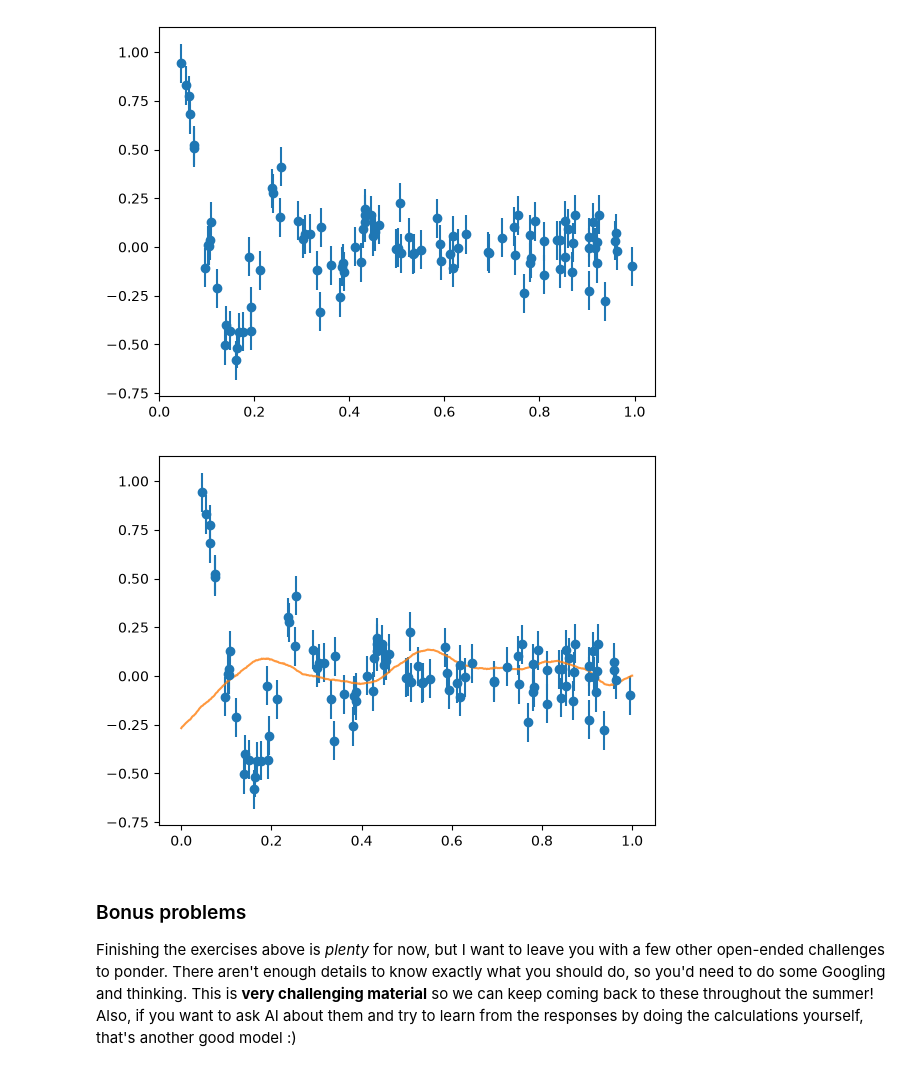
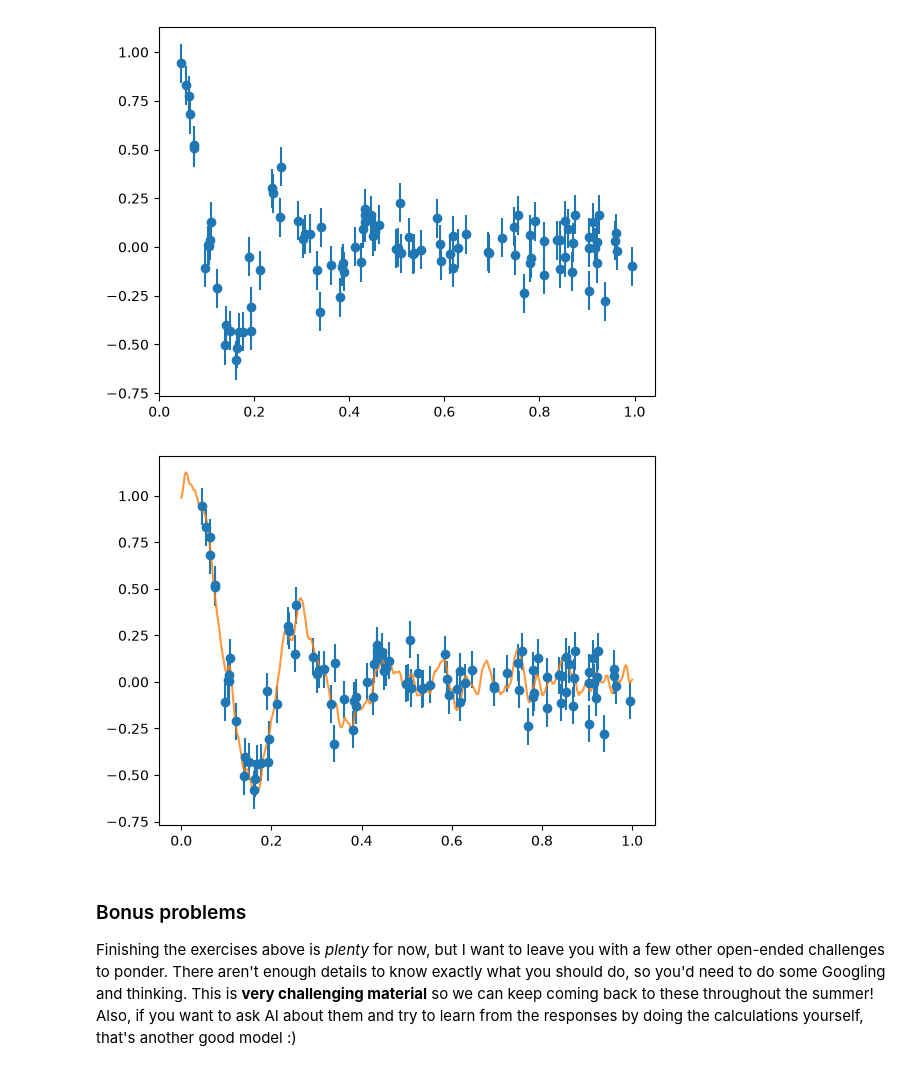
Before and after one commit to dtfrake/hmc-dust, a Jupyter notebook: dylan_gp.ipynb, the cells around one changed output. Cells and saved outputs as stored; diff of their text form; code cells hidden in the pictures.

```diff
--- a/dylan_gp.ipynb
+++ b/dylan_gp.ipynb
@@ -180,46 +180,67 @@ num_entries = 500;
 noise_magnitude_on_each_point = 0.1;
 total_length = 1;
 
-def matern_12(r, variance=1.0, scale=1.0, jitter=1e-6):
+def matern_12(r, variance=1.0, scale=1, jitter=1e-6):
     result = variance * jnp.exp(-1*r/scale);
     return jnp.where(r > 0, result, result * (1.0 + jitter));
 
-def matern_32(r, variance=1.0, scale=1.0, jitter=1e-6):
+def matern_32(r, variance=1.0, scale=0.1, jitter=1e-6):
     result = variance * (1 + jnp.sqrt(3)*r/scale)*jnp.exp(-1*jnp.sqrt(3)*r/scale);
     return jnp.where(r > 0, result, result * (1.0 + jitter));
 
 def dist_function(i, j):
     return jnp.abs(i - j)*total_length/(num_entries - 1);
 
 shape = (num_entries, num_entries);
 dist_matrix = jnp.fromfunction(dist_function, shape);
 # I am choosing a Matern covariance with nu = 3/2 for the prior
 K = matern_32(dist_matrix);
 
 N = jnp.eye(num_data)*noise_magnitude_on_each_point**2;
 
 x = jnp.linspace(0, total_length, num_entries);
 rng, key = jr.split(rng);
 noise = jr.normal(key, shape = len(x));
-def R_matrix_function(r, c):
-    return jnp.where((c*num_data % num_entries < num_data) & (r == jnp.floor(c*num_data/num_entries)), 1, 0)
-R_shape = (num_data, num_entries);
-R = jnp.fromfunction(R_matrix_function, R_shape);
+
+# 1. Calculate exact physical distances using broadcasting (No R matrix needed!)
+# x[:, None] makes a column, x_obs[None, :] makes a row to create a full grid
+cross_dist = jnp.abs(x[:, None] - x_obs[None, :])   # Shape: (500, 100)
+obs_dist = jnp.abs(x_obs[:, None] - x_obs[None, :]) # Shape: (100, 100)
+
+# 2. Compute exact covariance matrices at the true physical locations
+K_star = matern_32(cross_dist)
+K_obs = matern_32(obs_dist)
+
+# 3. Standard, physically-accurate GP Posterior Formulas
+data_space_inv = jnp.linalg.inv(K_obs + N)
+
+M = K_star @ data_space_inv @ y_obs
+D = K - K_star @ data_space_inv @ K_star.T
+
+# 4. Sample
+L_D = jnp.linalg.cholesky(D)
+sample_from_posterior = L_D @ noise + M
+
+#def R_matrix_function(r, c):
+    #return jnp.where((c*num_data % num_entries < num_data) & (r == jnp.floor(c*num_data/num_entries)), 1, 0)
+#R_shape = (num_data, num_entries);
+#R = jnp.fromfunction(R_matrix_function, R_shape);
 # below are the standard formulas (these were not working)
 # D = jnp.linalg.inv( jnp.linalg.inv(K) + R.T @ jnp.linalg.inv(N) @ R);
 # M = D @ R.T @ jnp.linalg.inv(N) @ y_obs;
 # below are the Woodbury formulas
-D = K - K @ R.T @ jnp.linalg.inv(R @ K @ R.T + N) @ R @ K;
-M = K @ R.T @ jnp.linalg.inv(R @ K @ R.T + N) @ y_obs;
-L_D = jnp.linalg.cholesky(D);
-sample_from_posterior = L_D @ noise + M;
+#D = K - K @ R.T @ jnp.linalg.inv(R @ K @ R.T + N) @ R @ K;
+#M = K @ R.T @ jnp.linalg.inv(R @ K @ R.T + N) @ y_obs;
+#L_D = jnp.linalg.cholesky(D);
+#sample_from_posterior = L_D @ noise + M;
+
 
 # Plot these on top of the observations
 plt.errorbar(x_obs, y_obs, yerr=y_obs_err, fmt='o', label='Observations')
 plt.plot(x, sample_from_posterior, label = "Posterior Sample", alpha = 0.8);
 plt.show();
 # %% [output]
-[figure, old version]
+[figure, new version]
 # %% [markdown]
 ### Bonus problems
 
```
